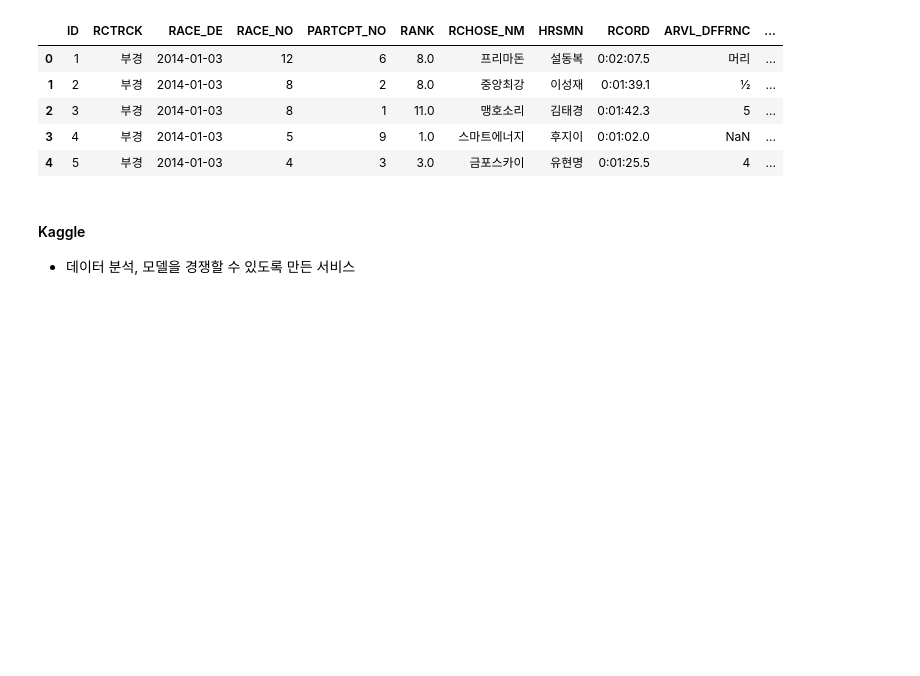
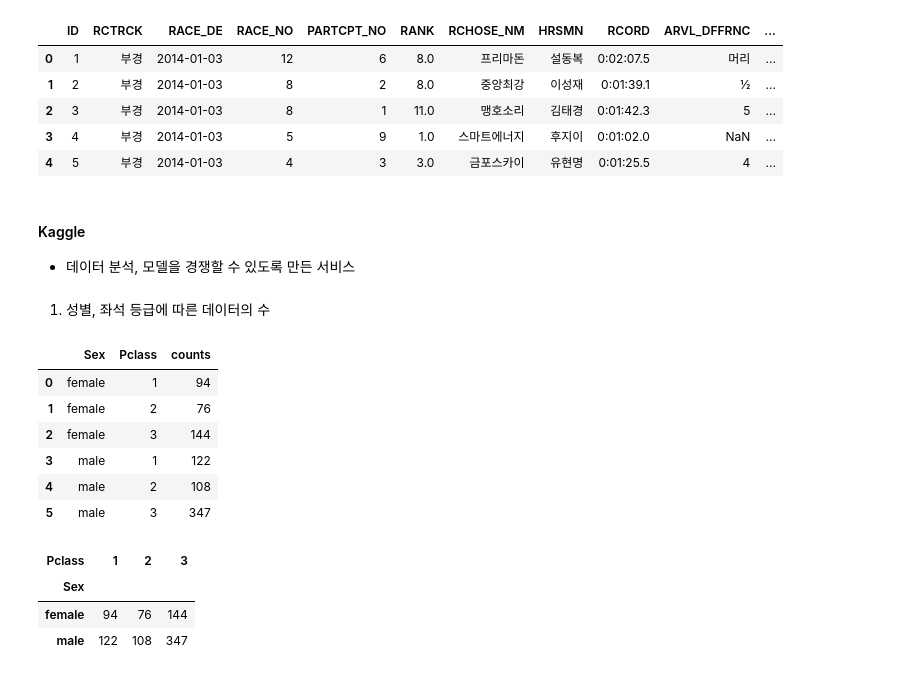
Before and after one commit to saanghyuk/0B-python, a Jupyter notebook: code/02_numpy_pandas/05_pandas_3.ipynb, the cells around one changed output. Saved outputs shown, nothing was run; the diff lists cells and outputs as text; code cells hidden in the pictures; blank space fills up the shorter version.

```diff
--- a/code/02_numpy_pandas/05_pandas_3.ipynb
+++ b/code/02_numpy_pandas/05_pandas_3.ipynb
@@ -49,3 +49,26 @@ df.head()
 # %% [markdown]
 #### Kaggle
 - 데이터 분석, 모델을 경쟁할 수 있도록 만든 서비스
+# %% [markdown]
+1. 성별, 좌석 등급에 따른 데이터의 수
+# %%
+# groupby
+df1 = titanic.groupby(["Sex", "Pclass"]).size().reset_index(name="counts")
+df1
+# %% [output]
+|  | Sex | Pclass | counts |
+| 0 | female | 1 | 94 |
+| 1 | female | 2 | 76 |
+| 2 | female | 3 | 144 |
+| 3 | male | 1 | 122 |
+| 4 | male | 2 | 108 |
+| 5 | male | 3 | 347 |
+# %%
+#pivot
+result = df1.pivot("Sex", "Pclass", "counts")
+result
+# %% [output]
+| Pclass | 1 | 2 | 3 |
+| Sex |  |  |  |
+| female | 94 | 76 | 144 |
+| male | 122 | 108 | 347 |
```
Also changed, not shown: parts of 8 cells of this notebook, 1 other file.
